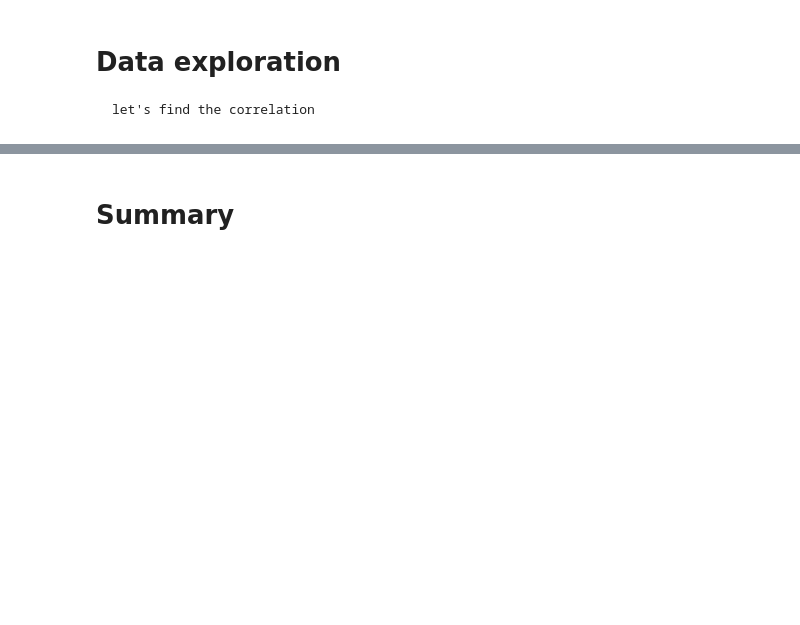
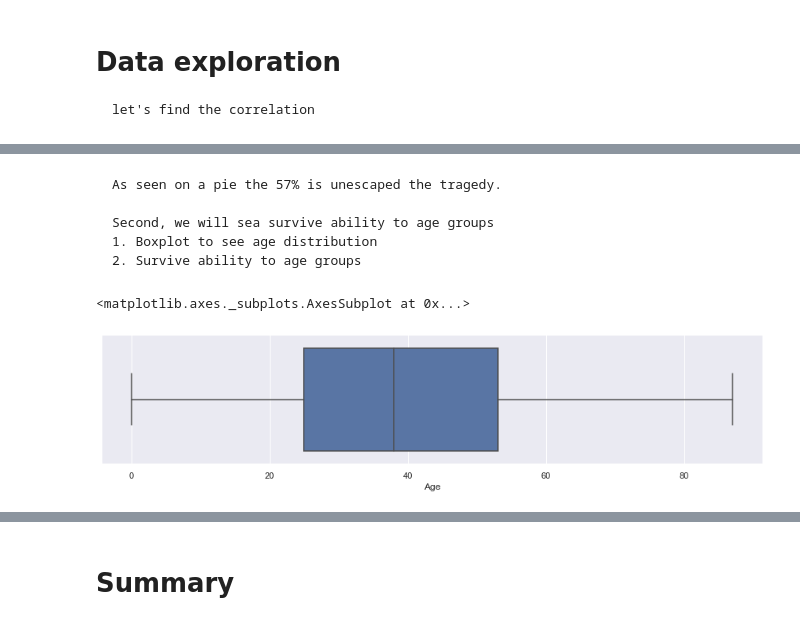
Before and after one commit to Kriikle/ml-intro, a Jupyter notebook: 2_data_exploration/eda.ipynb, the cells around one changed output, grey strips where cells are left out. Saved outputs shown, nothing was run; the diff lists cells and outputs as text; code cells hidden in the pictures; blank space fills up the shorter version.

```diff
--- a/2_data_exploration/eda.ipynb
+++ b/2_data_exploration/eda.ipynb
@@ -165,0 +173,12 @@ sns.heatmap(data_titanic.corr(), annot=True)
+# %% [markdown]
+    As seen on a pie the 57% is unescaped the tragedy.
+
+    Second, we will sea survive ability to age groups
+    1. Boxplot to see age distribution
+    2. Survive ability to age groups
+# %%
+sns.set(rc = {'figure.figsize':(15,3)})
+sns.boxplot(data_titanic.Age)
+# %% [output]
+<matplotlib.axes._subplots.AxesSubplot at 0x...>
+[figure, added]
```
Also changed, not shown: parts of 12 cells of this notebook.
